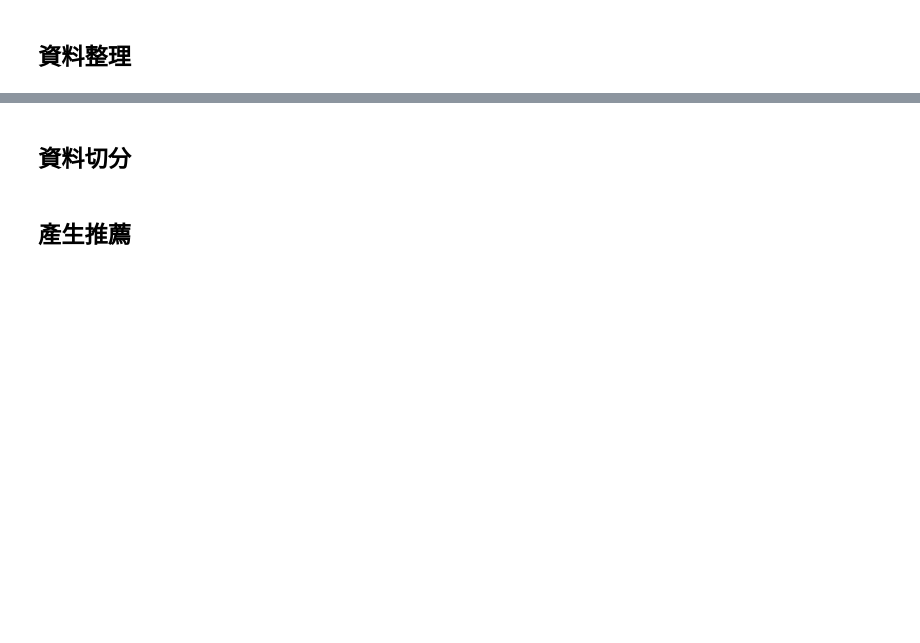
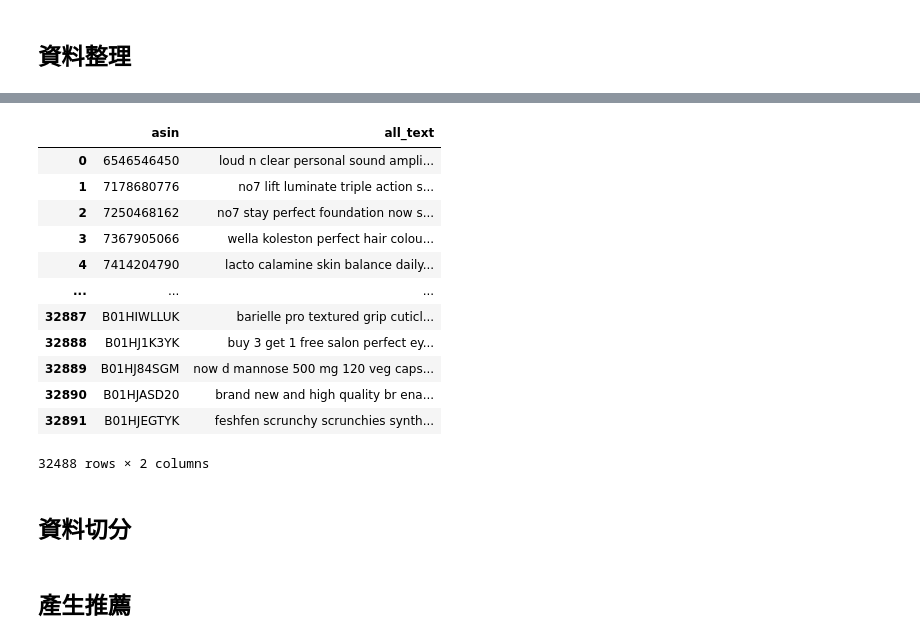
Before and after one commit to name6667/data-course-sample, a Jupyter notebook: S4_A4_Content_based_Filtering.ipynb, the cells around one changed output, grey strips where cells are left out. Cells and saved outputs as stored; diff of their text form; code cells hidden in the pictures; blank space fills up the shorter version.

```diff
--- a/S4_A4_Content_based_Filtering.ipynb
+++ b/S4_A4_Content_based_Filtering.ipynb
@@ -93,3 +120,32 @@ metadata[['description', 'title', 'also_buy', 'brand', 'rank', 'also_view', 'sim
+# %%
+# 去除description中特殊符號
+metadata_c['description'] = [re.sub('\W+', ' ', des) for des in metadata_c['description']]
+# %%
+# 去除rank_cat中特殊符號，轉小寫
+metadata_c['rank_cat'] = metadata_c['rank_cat'].str.lower()
+metadata_c['rank_cat'] = metadata_c['rank_cat'].str.replace('&', '')
+metadata_c['rank_cat'] = metadata_c['rank_cat'].str.replace('amp;', '')
+# %%
+all_text = metadata_c['description'] + " " + metadata_c['title'] + " " + metadata_c['brand']
+metadata_c['all_text'] = all_text
+# %%
+metadata_c = metadata_c[['asin', 'all_text']]
+# %%
+metadata_c
+# %% [output]
+|  | asin | all_text |
+| 0 | 6546546450 | loud n clear personal sound ampli... |
+| 1 | 7178680776 | no7 lift luminate triple action s... |
+| 2 | 7250468162 | no7 stay perfect foundation now s... |
+| 3 | 7367905066 | wella koleston perfect hair colou... |
+| 4 | 7414204790 | lacto calamine skin balance daily... |
+| ... | ... | ... |
+| 32887 | B01HIWLLUK | barielle pro textured grip cuticl... |
+| 32888 | B01HJ1K3YK | buy 3 get 1 free salon perfect ey... |
+| 32889 | B01HJ84SGM | now d mannose 500 mg 120 veg caps... |
+| 32890 | B01HJASD20 | brand new and high quality br ena... |
+| 32891 | B01HJEGTYK | feshfen scrunchy scrunchies synth... |
+32488 rows × 2 columns
 # %% [markdown]
 ## 資料切分
 # %%
```
Also changed, not shown: parts of 28 cells of this notebook.
